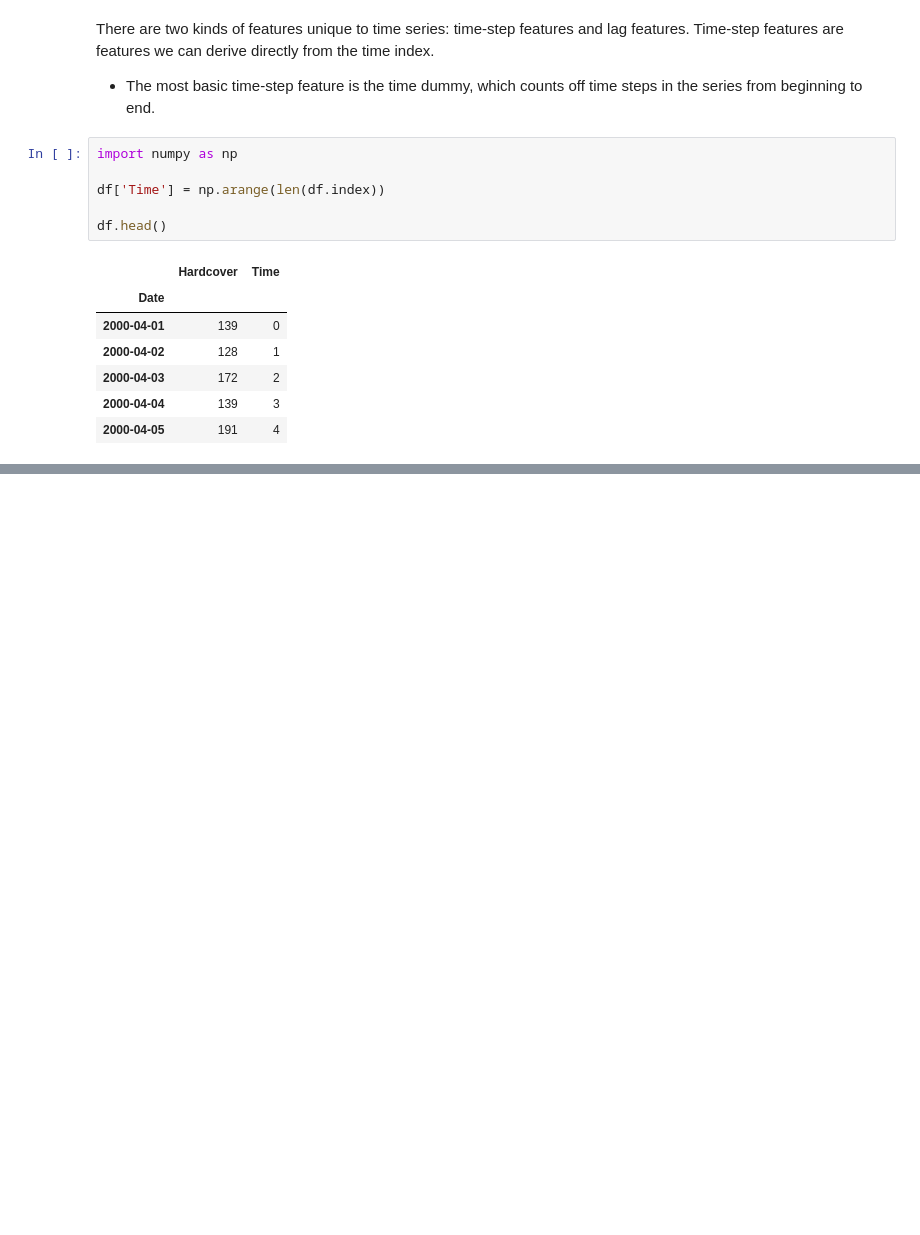
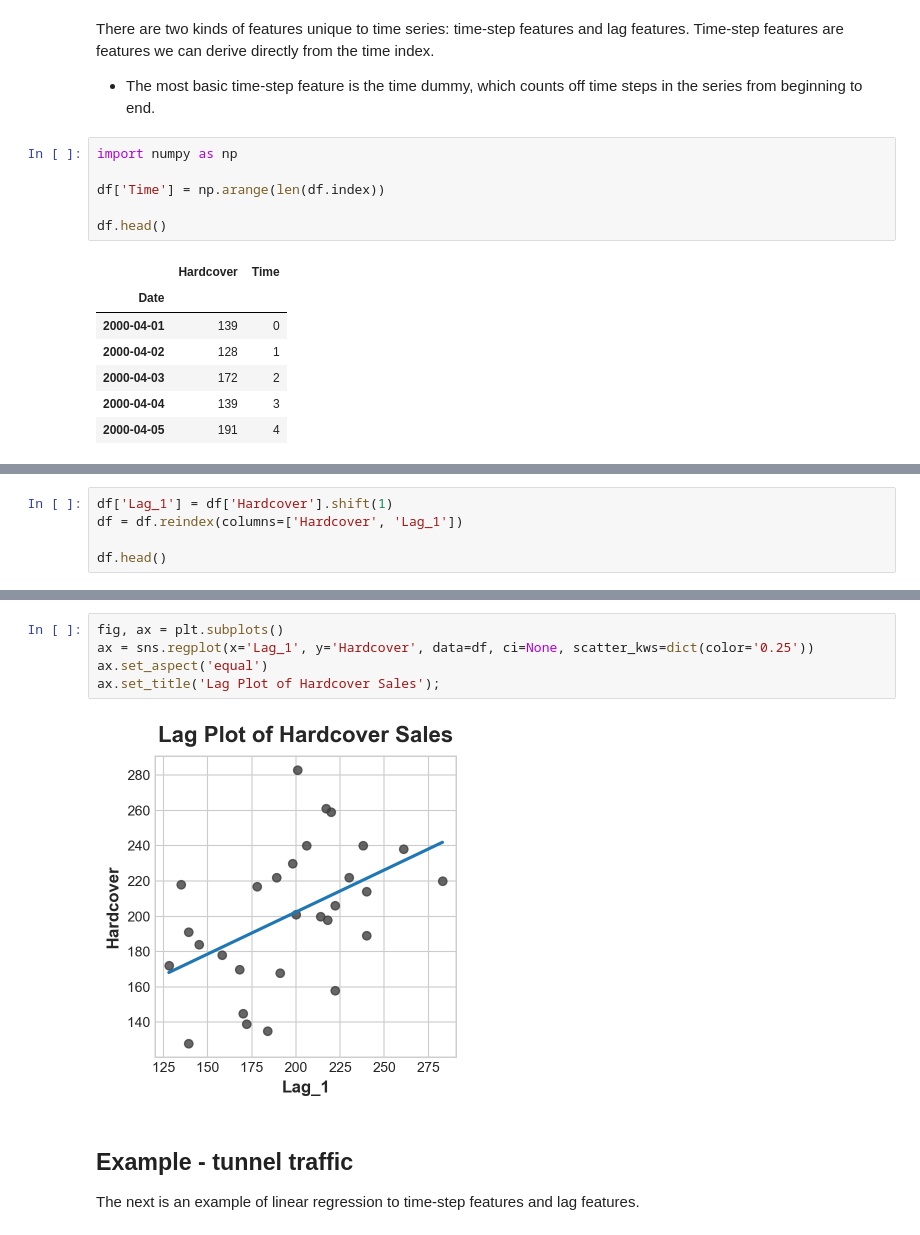
Before and after one commit to urcuqui/Data-Science, a Jupyter notebook: Forecasting/time series.ipynb, the cells around one changed output, grey strips where cells are left out. Drawn from its saved outputs; the diff is of its cells as text; blank space fills up the shorter version.

```diff
--- a/Forecasting/time series.ipynb
+++ b/Forecasting/time series.ipynb
@@ -63,0 +103,5 @@ Linear regression with the time dummy produces the model:
+# %%
+df['Lag_1'] = df['Hardcover'].shift(1)
+df = df.reindex(columns=['Hardcover', 'Lag_1'])
+
+df.head()
@@ -63,0 +124,11 @@ Linear regression with the time dummy produces the model:
+# %%
+fig, ax = plt.subplots()
+ax = sns.regplot(x='Lag_1', y='Hardcover', data=df, ci=None, scatter_kws=dict(color='0.25'))
+ax.set_aspect('equal')
+ax.set_title('Lag Plot of Hardcover Sales');
+# %% [output]
+[figure, added]
+# %% [markdown]
+## Example - tunnel traffic
+
+The next is an example of linear regression to time-step features and lag features.
```
Also changed, not shown: parts of 5 cells of this notebook.
